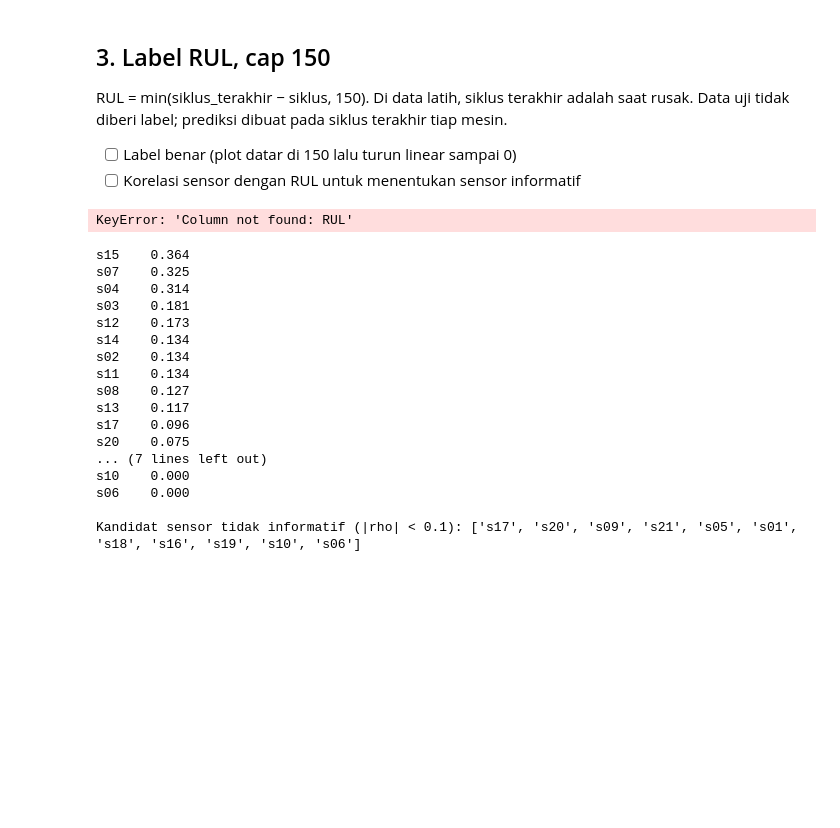
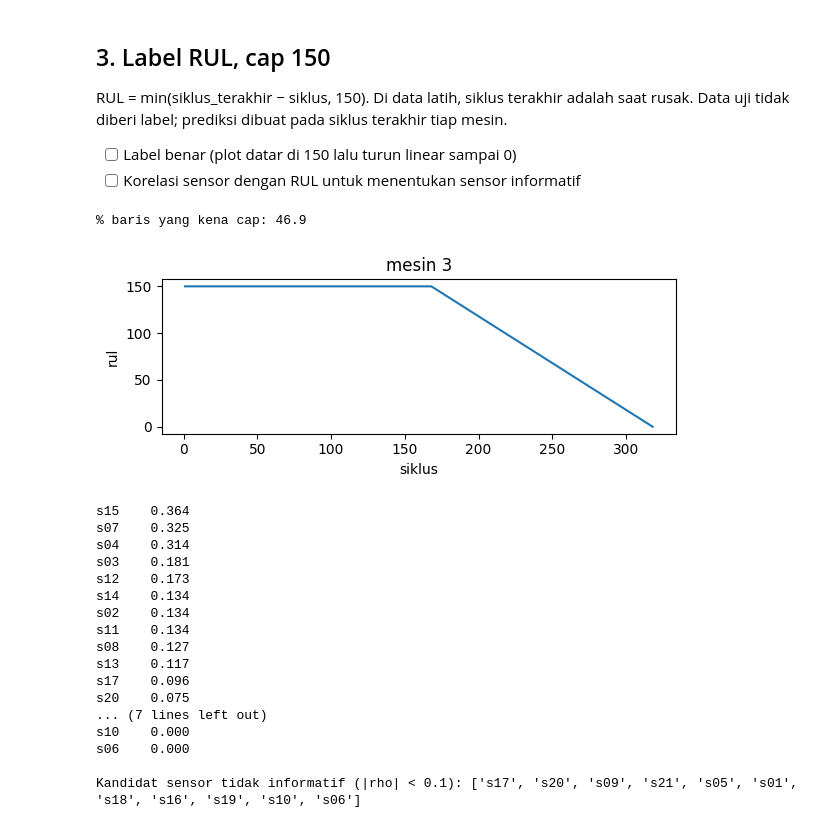
Before and after one commit to dheaawrdhani/UTS-DL-Kelompok8, a Jupyter notebook: kode/tugas2_rul/remaining useful life.ipynb, the cells around one changed output. Saved outputs shown, nothing was run; the diff lists cells and outputs as text; code cells hidden in the pictures; blank space fills up the shorter version.

Commit message:
fix(rul): use lowercase 'rul' column consistently in notebook

```diff
--- a/kode/tugas2_rul/remaining useful life.ipynb
+++ b/kode/tugas2_rul/remaining useful life.ipynb
@@ -324,15 +324,42 @@ RUL = min(siklus_terakhir − siklus, 150). Di data latih, siklus terakhir adala
 - [ ] Label benar (plot datar di 150 lalu turun linear sampai 0)
 - [ ] Korelasi sensor dengan RUL untuk menentukan sensor informatif
 # %%
+import matplotlib.pyplot as plt
+import pandas as pd
+
+ID_COL = "id_unit"
+CYCLE_COL = "siklus"
+RUL_CAP = 150
+
+
+def add_rul(df, id_col=ID_COL, cycle_col=CYCLE_COL, cap=RUL_CAP):
+    out = df.copy()
+    max_cycle = out.groupby(id_col)[cycle_col].transform("max")
+    rul = max_cycle - out[cycle_col]
+    if cap is not None:
+        rul = rul.clip(upper=cap)
+    out["rul"] = rul
+    return out
+
+
 train = add_rul(train)
-assert train.groupby(ID_COL)['RUL'].min().eq(0).all()          # tiap mesin berakhir di RUL 0
-assert train['RUL'].max() == RUL_CAP
-print('% baris yang kena cap:', round((train['RUL'] == RUL_CAP).mean() * 100, 1))
 
-u = train[ID_COL].iloc[0]; d = train[train[ID_COL] == u]
-plt.figure(figsize=(6, 2.5)); plt.plot(d[CYCLE_COL], d['RUL']); plt.xlabel('siklus'); plt.ylabel('RUL'); plt.title(f'mesin {u}'); plt.tight_layout(); plt.show()
+assert train.groupby(ID_COL)["rul"].min().eq(0).all()  # tiap mesin berakhir di RUL 0
+assert train["rul"].max() == RUL_CAP
+print("% baris yang kena cap:", round((train["rul"] == RUL_CAP).mean() * 100, 1))
+
+u = train[ID_COL].iloc[0]
+d = train[train[ID_COL] == u]
+plt.figure(figsize=(6, 2.5))
+plt.plot(d[CYCLE_COL], d["rul"])
+plt.xlabel("siklus")
+plt.ylabel("rul")
+plt.title(f"mesin {u}")
+plt.tight_layout()
+plt.show()
 # %% [output]
-KeyError: 'Column not found: RUL'
+% baris yang kena cap: 46.9
+[figure, added]
 # %%
 # Sensor mana yang berhubungan dengan degradasi? (Spearman terhadap RUL, hanya baris RUL < cap)
 deg = train[train['RUL'] < RUL_CAP]
```
